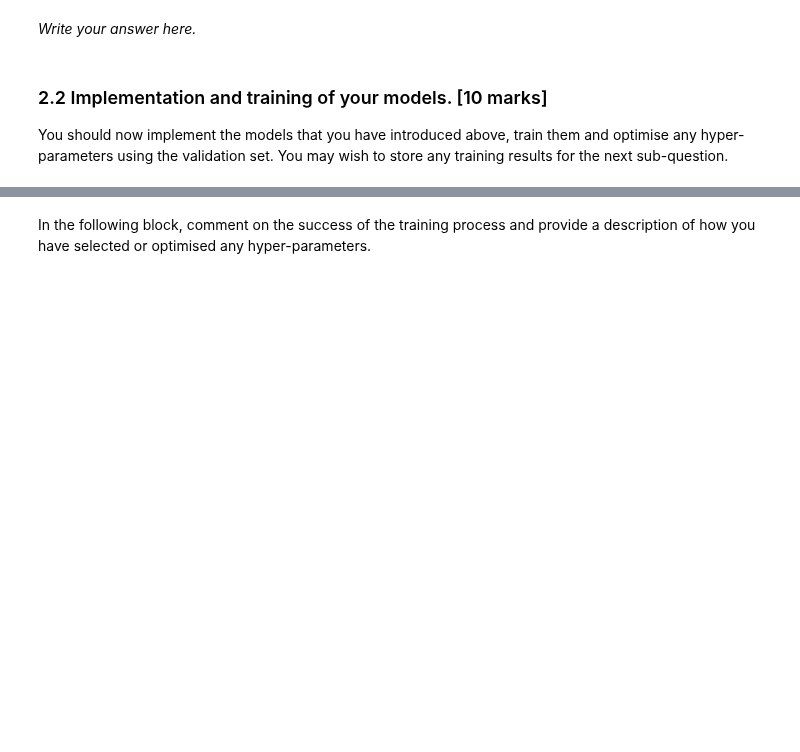
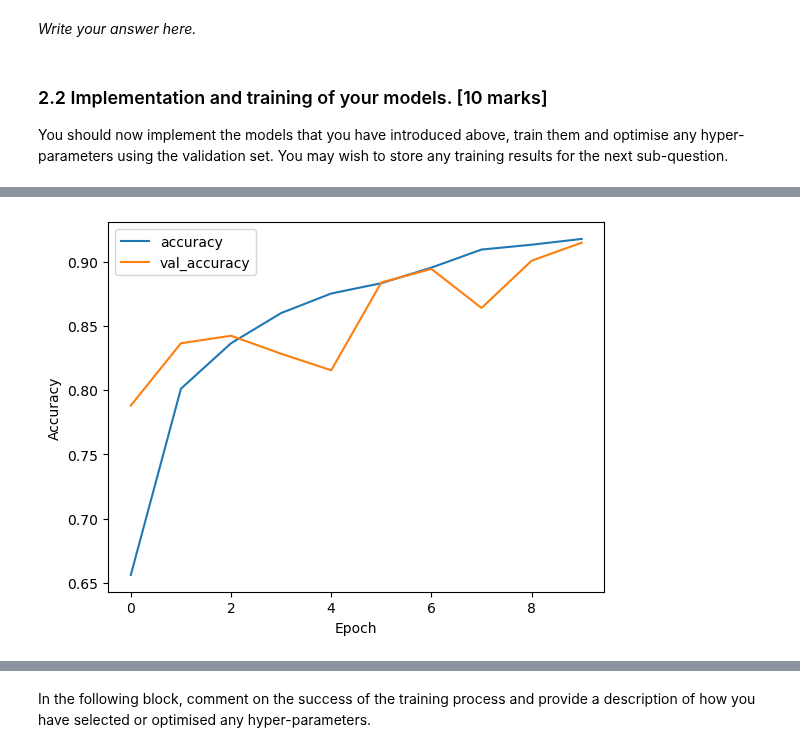
Before and after one commit to adhirajbane13/Uni_Sheffield_Module_Work, a Jupyter notebook: ML-and-AI/Assignment/assignment_ACS23AB.ipynb, the cells around one changed output, grey strips where cells are left out. Drawn from its saved outputs; the diff is of its cells as text; code cells hidden in the pictures; blank space fills up the shorter version.

```diff
--- a/ML-and-AI/Assignment/assignment_ACS23AB.ipynb
+++ b/ML-and-AI/Assignment/assignment_ACS23AB.ipynb
@@ -676,64 +675,45 @@ In the following block, write a short (max 200 words) description and justificat
 You should now implement the models that you have introduced above, train them and optimise any hyper-parameters using the validation set. You may wish to store any training results for the next sub-question.
 # %%
 import tensorflow as tf
-from tensorflow import keras
 from tensorflow.keras import layers, models
-from scikeras.wrappers import KerasClassifier
-from sklearn.model_selection import GridSearchCV
-from tensorflow.keras.callbacks import EarlyStopping,History
-from sklearn.metrics import accuracy_score
 
-# Define the model creation function
-def build_model():
-    model = models.Sequential()
-    # Convolutional layers
-    model.add(layers.Conv2D(32, (3, 3), activation='relu', input_shape=(28, 28, 3)))
-    model.add(layers.MaxPooling2D((2, 2)))
-    model.add(layers.Conv2D(64, (3, 3), activation='relu'))
-    model.add(layers.MaxPooling2D((2, 2)))
-    model.add(layers.Conv2D(64, (3, 3), activation='relu'))
+# Define the CNN model
+model = models.Sequential()
 
-    # Dense layers
-    model.add(layers.Flatten())
-    model.add(layers.Dense(32, activation='relu'))
-    model.add(layers.Dense(8, activation='softmax'))  # Assuming you have 8 classes
+# Convolutional layers
+model.add(layers.Conv2D(32, (3, 3), activation='relu', input_shape=(28, 28, 3)))
+model.add(layers.MaxPooling2D((2, 2)))
+model.add(layers.Conv2D(64, (3, 3), activation='relu'))
+model.add(layers.MaxPooling2D((2, 2)))
+model.add(layers.Conv2D(64, (3, 3), activation='relu'))
 
-    optimizer = keras.optimizers.Adam(learning_rate=0.01)
-    model.compile(optimizer=optimizer,
-                  loss='categorical_crossentropy',
-                  metrics=['accuracy'])
+# Dense layers
+model.add(layers.Flatten())
+model.add(layers.Dense(64, activation='relu'))
+model.add(layers.Dense(8, activation='softmax'))  # Assuming you have 10 classes
 
-    return model
+# Compile the model
+model.compile(optimizer='adam',
+              loss='sparse_categorical_crossentropy',  # Use 'categorical_crossentropy' if your labels are one-hot encoded
+              metrics=['accuracy'])
 
-# Create a KerasClassifier with build_model function
-keras_classifier = KerasClassifier(model=build_model, verbose=0)
+# Display the model summary
+model.summary()
 
-# Define hyperparameters for tuning
-param_grid = {
-    'batch_size': [32, 64, 128],
-    'epochs': [5, 10, 15]
-}
+# Train the model
+history = model.fit(train_images, train_labels, epochs=10, validation_data=(val_images, val_labels))
 
-# Use GridSearchCV for hyperparameter tuning
-grid_search = GridSearchCV(estimator=keras_classifier, param_grid=param_grid, cv=3, scoring='accuracy', n_jobs=-1,verbose=1)
+# Evaluate the model on the test set
+test_loss, test_acc = model.evaluate(test_images, test_labels)
+print(f'Test accuracy: {test_acc}')
 
-# Fit the grid search
-grid_result = grid_search.fit(train_images, train_labels, validation_data=(val_images, val_labels),
-                               callbacks=[EarlyStopping(monitor='val_accuracy', patience=3, restore_best_weights=True)])
+# You can also visualize training history for further analysis
+import matplotlib.pyplot as plt
 
-# Print the best parameters and accuracy
-history = History()
-modelcnn = build_model()
-modelcnn.fit(train_images,train_labels,validation_data=(val_images, val_labels),
-                       epochs = grid_result.best_params_['epochs'],batch_size = grid_result.best_params_['batch_size'],
-                       callbacks=[history])
-training_accuracy = history.history['accuracy']
-validation_accuracy = history.history['val_accuracy']
-training_loss = history.history['loss']
-validation_loss = history.history['val_loss']
-pred = modelcnn.predict(test_images)
-pred1 = np.argmax(pred,axis=1)
-acc = accuracy_score(dataset['test_labels'].reshape(-1),pred1)*100
-# Print the best parameters and accuracy
-print(f"Best for CNN: {acc: 0.2f}% using {grid_result.best_params_}")
+plt.plot(history.history['accuracy'], label='accuracy')
+plt.plot(history.history['val_accuracy'], label='val_accuracy')
+plt.xlabel('Epoch')
+plt.ylabel('Accuracy')
+plt.legend()
+plt.show()
 # %% [output]
@@ -756,0 +737 @@ Best for CNN:  85.76% using {'batch_size': 128, 'epochs': 15}
+[figure, added]
```
Also changed, not shown: parts of 9 cells of this notebook, 1 other file.
